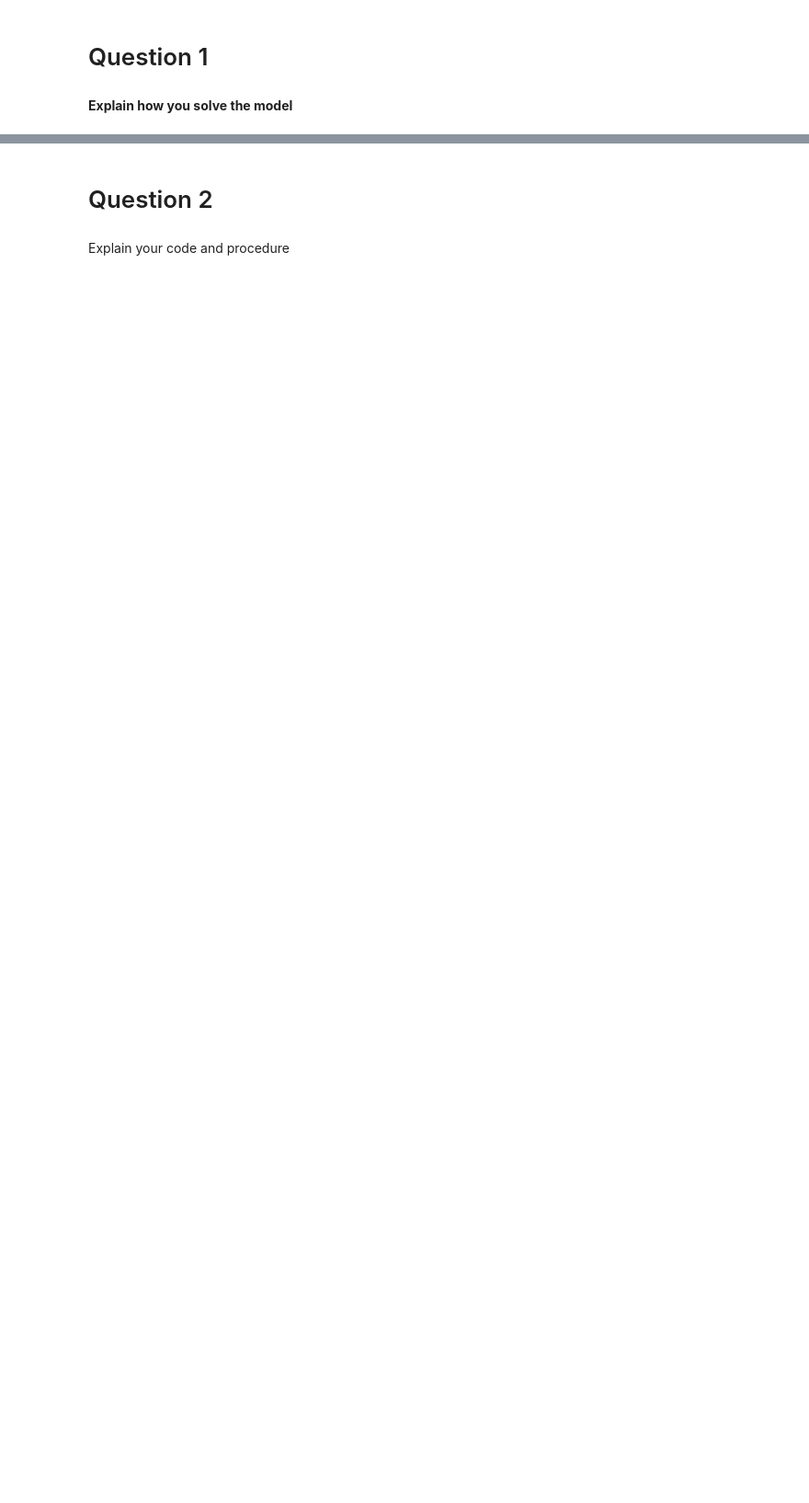
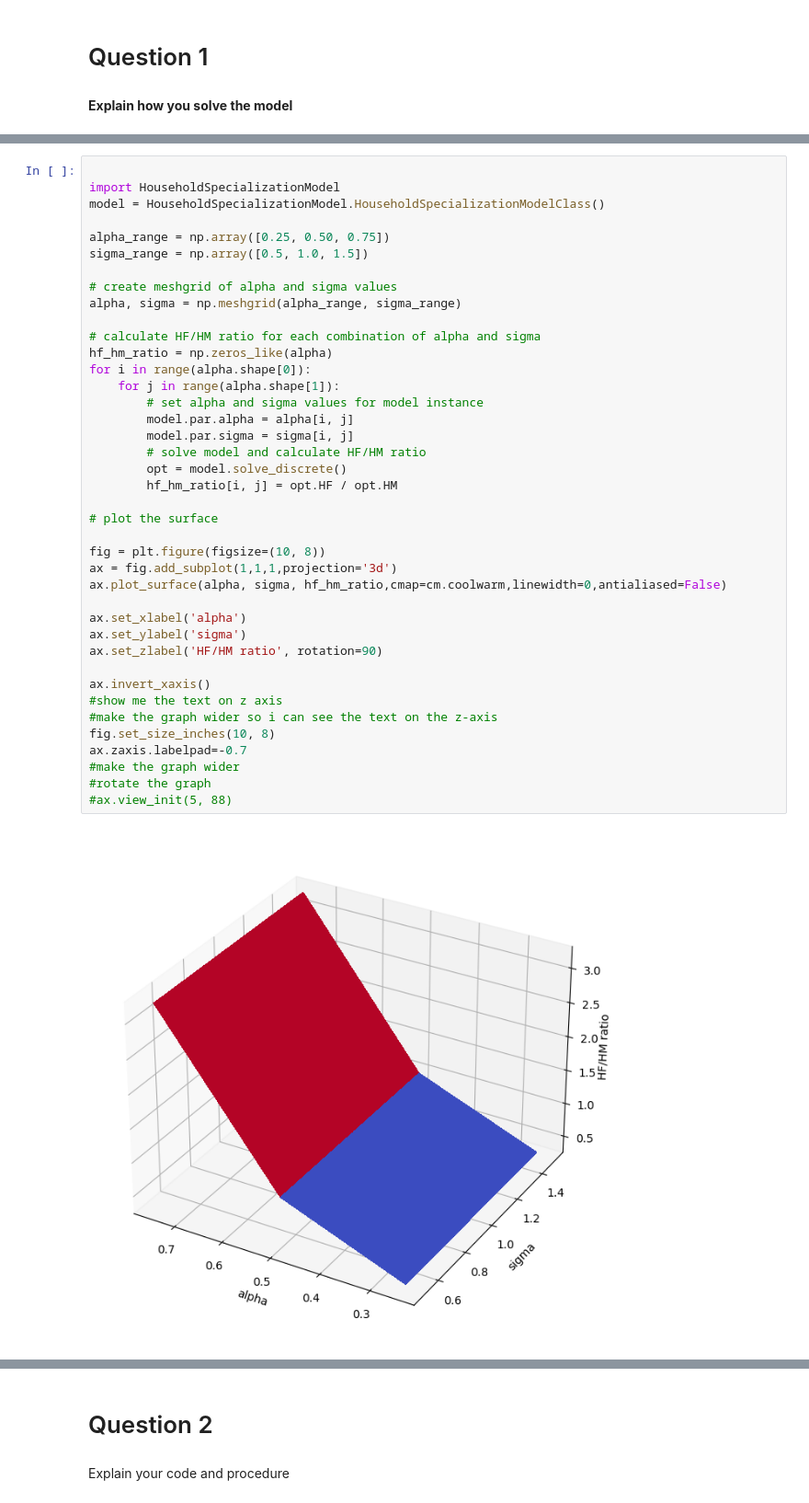
Before and after one commit to NumEconCopenhagen/projects-2023-ldg790-wxz394, a Jupyter notebook: inauguralproject/inauguralproject.ipynb, the cells around one changed output, grey strips where cells are left out. Shown: that part at 92% size. Saved outputs shown, nothing was run; the diff lists cells and outputs as text; blank space fills up the shorter version.

```diff
--- a/inauguralproject/inauguralproject.ipynb
+++ b/inauguralproject/inauguralproject.ipynb
@@ -31,0 +31,42 @@ print(b)
+# %%
+
+import HouseholdSpecializationModel
+model = HouseholdSpecializationModel.HouseholdSpecializationModelClass()
+
+alpha_range = np.array([0.25, 0.50, 0.75])
+sigma_range = np.array([0.5, 1.0, 1.5])
+
+# create meshgrid of alpha and sigma values
+alpha, sigma = np.meshgrid(alpha_range, sigma_range)
+
+# calculate HF/HM ratio for each combination of alpha and sigma
+hf_hm_ratio = np.zeros_like(alpha)
+for i in range(alpha.shape[0]):
+    for j in range(alpha.shape[1]):
+        # set alpha and sigma values for model instance
+        model.par.alpha = alpha[i, j]
+        model.par.sigma = sigma[i, j]
+        # solve model and calculate HF/HM ratio
+        opt = model.solve_discrete()
+        hf_hm_ratio[i, j] = opt.HF / opt.HM
+
+# plot the surface
+
+fig = plt.figure(figsize=(10, 8))
+ax = fig.add_subplot(1,1,1,projection='3d')
+ax.plot_surface(alpha, sigma, hf_hm_ratio,cmap=cm.coolwarm,linewidth=0,antialiased=False)
+
+ax.set_xlabel('alpha')
+ax.set_ylabel('sigma')
+ax.set_zlabel('HF/HM ratio', rotation=90)
+
+ax.invert_xaxis()
+#show me the text on z axis
+#make the graph wider so i can see the text on the z-axis
+fig.set_size_inches(10, 8)
+ax.zaxis.labelpad=-0.7
+#make the graph wider
+#rotate the graph
+#ax.view_init(5, 88)
+# %% [output]
+[figure, added]
```
Also changed, not shown: parts of 7 cells of this notebook, 1 other file.
